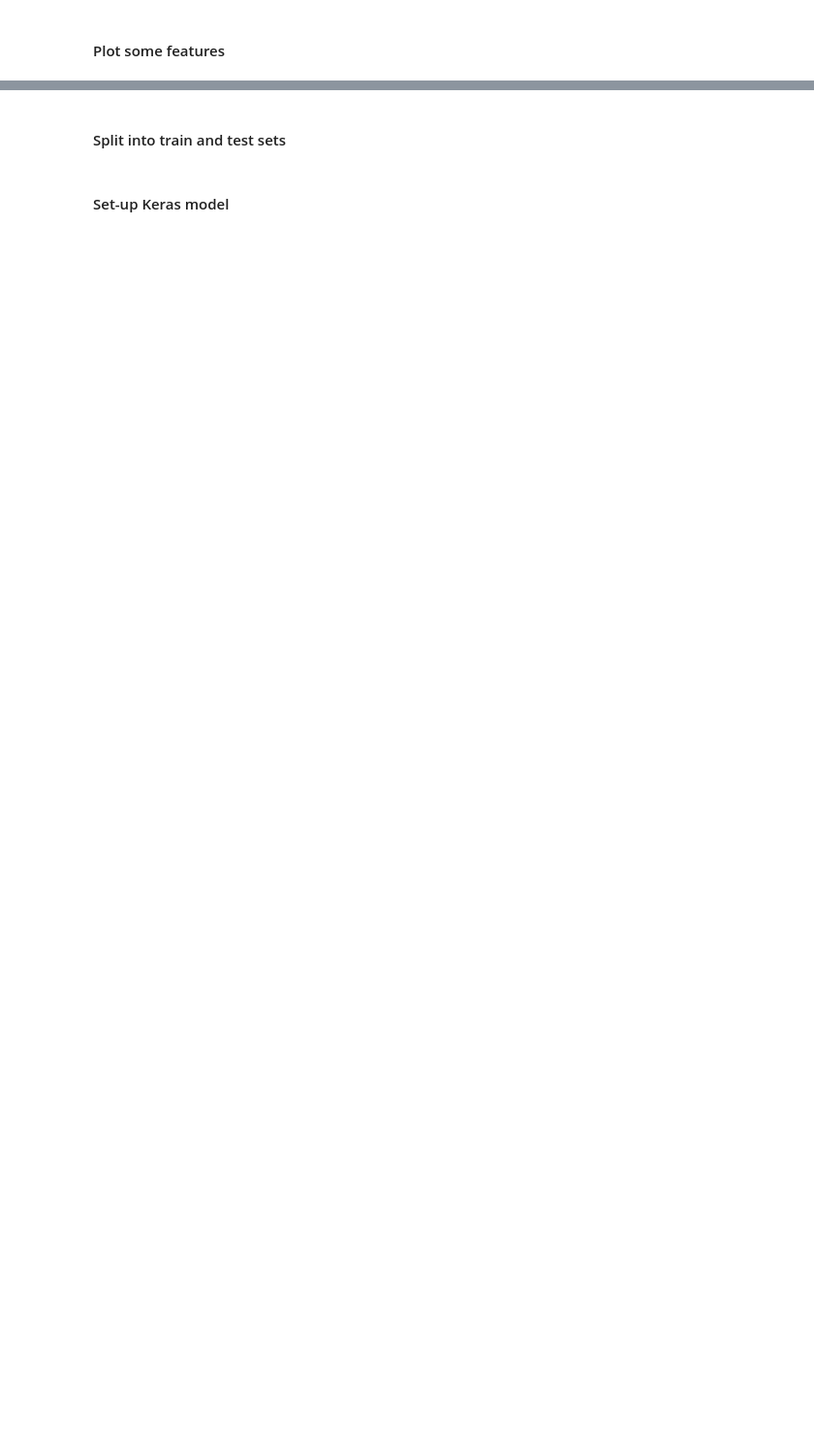
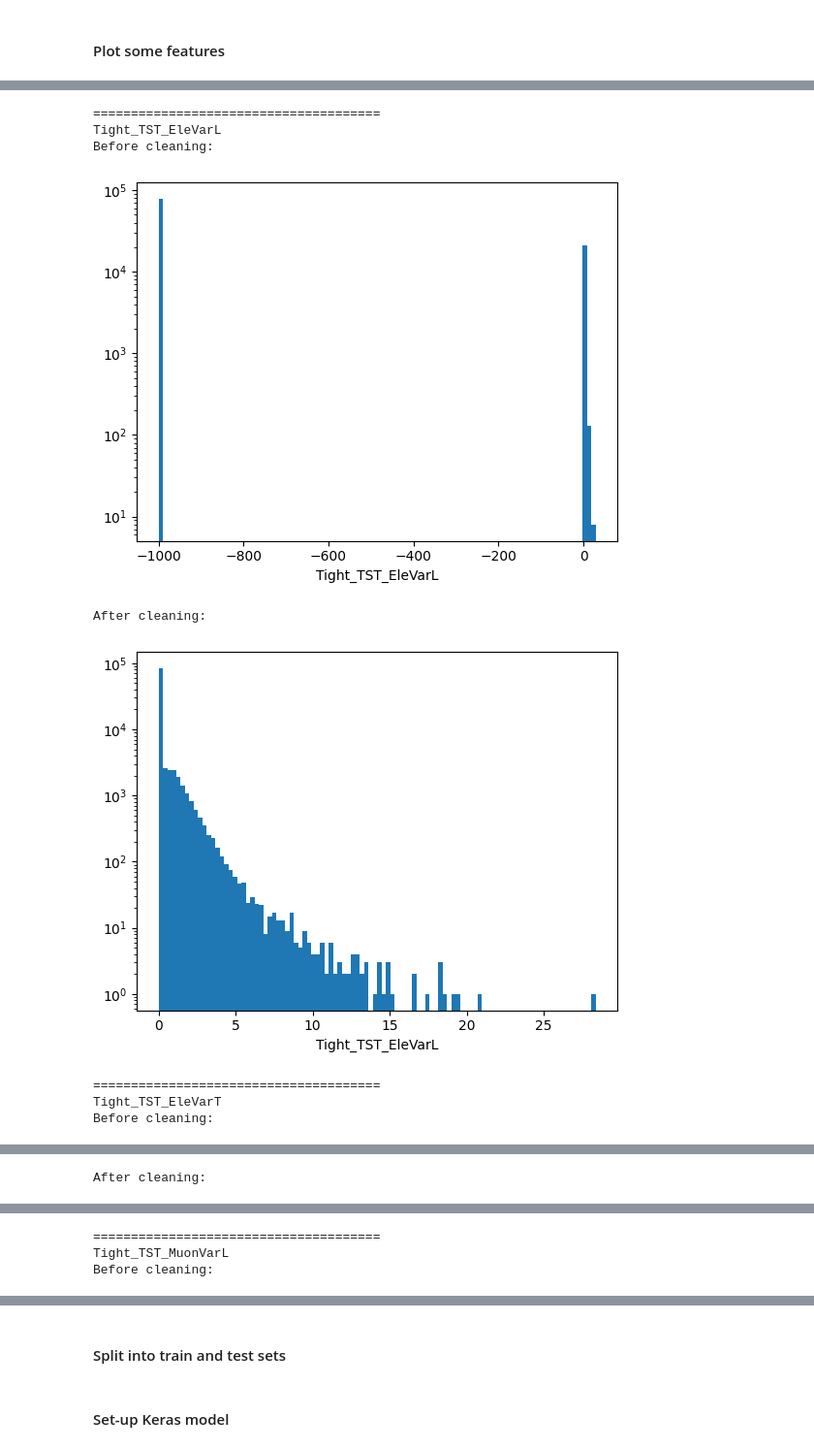
Before and after one commit to hollypacey/OxfordCMPP, a Jupyter notebook: ML/METNet_example.ipynb, the cells around one changed output, grey strips where cells are left out. Shown: that part at 97% size. Saved outputs shown, nothing was run; the diff lists cells and outputs as text; code cells hidden in the pictures; blank space fills up the shorter version.

```diff
--- a/ML/METNet_example.ipynb
+++ b/ML/METNet_example.ipynb
@@ -88,0 +115,2 @@ plot_difference('TruthpxMiss','Tight_TST_pxMiss',bins=100, range=(-500,500))
+# %%
+df.loc[df['Tight_TST_EleVarL']==-1000,'Tight_TST_EleVarL'] = 0
@@ -88,0 +130,24 @@ plot_difference('TruthpxMiss','Tight_TST_pxMiss',bins=100, range=(-500,500))
+# %%
+to_clean = ['Tight_TST_EleVarL', 'Tight_TST_EleVarT',
+            'Tight_TST_MuonVarL', 'Tight_TST_MuonVarT',
+             'Tight_TST_JetVarL', 'Tight_TST_JetVarT',
+             'Loose_TST_JetVarL', 'Loose_TST_JetVarT',
+             'Tenacious_TST_JetVarL', 'Tenacious_TST_JetVarT']
+for _var in to_clean:
+    print('======================================')
+    print(_var)
+    print('Before cleaning:')
+    plot_feature(_var, bins=100)
+    df.loc[df[_var]==-1000, _var] = 0
+    print('After cleaning:')
+    plot_feature(_var, bins=100)
+# %% [output]
+======================================
+Tight_TST_EleVarL
+Before cleaning:
+[figure, added]
+After cleaning:
+[figure, added]
+======================================
+Tight_TST_EleVarT
+Before cleaning:
@@ -88,0 +155 @@ plot_difference('TruthpxMiss','Tight_TST_pxMiss',bins=100, range=(-500,500))
+After cleaning:
@@ -88,0 +157,3 @@ plot_difference('TruthpxMiss','Tight_TST_pxMiss',bins=100, range=(-500,500))
+======================================
+Tight_TST_MuonVarL
+Before cleaning:
```
Also changed, not shown: parts of 21 cells of this notebook, 3 other files.
